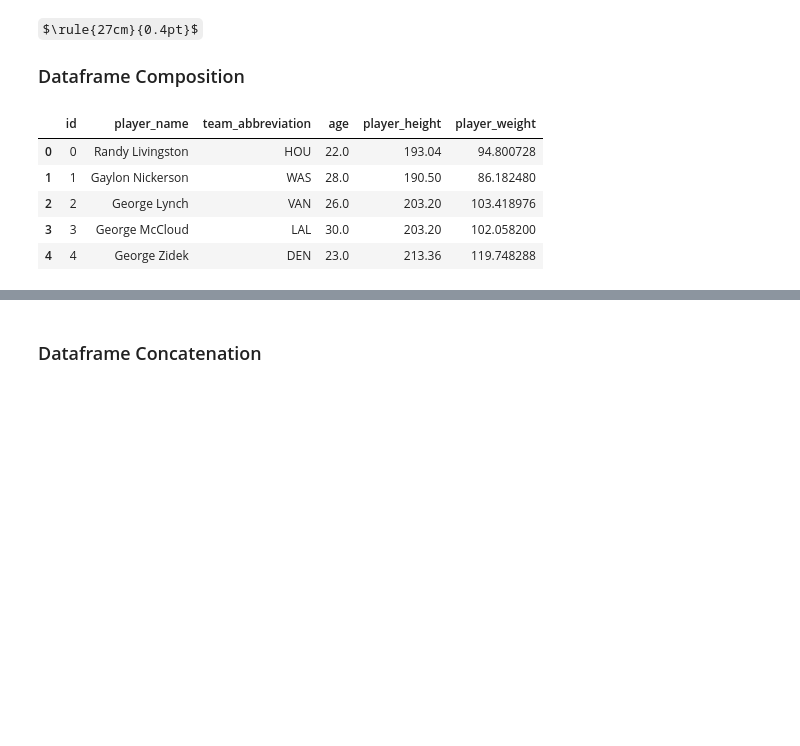
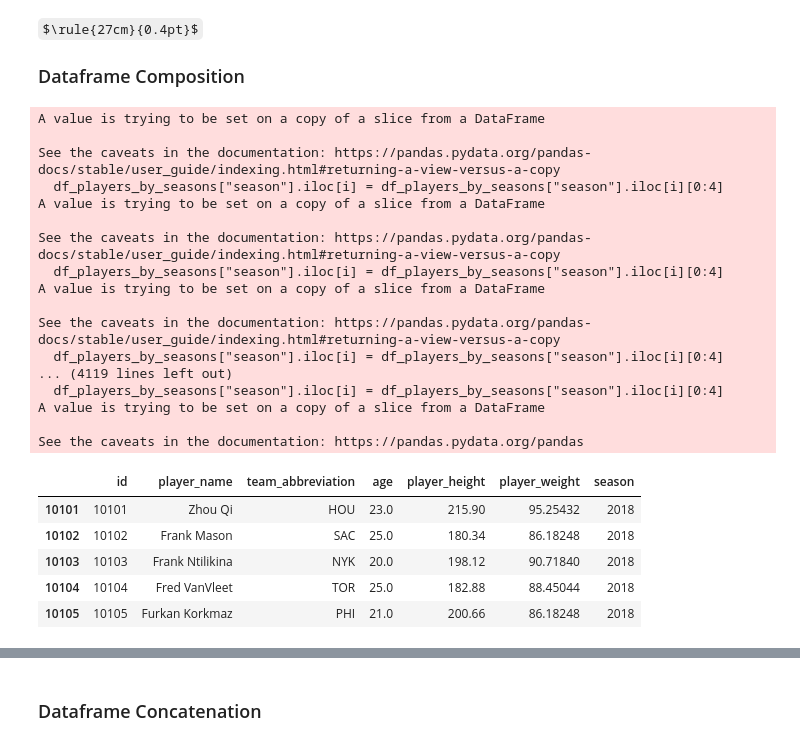
Before and after one commit to colekrant/ADS-Final-Project, a Jupyter notebook: height_weight.ipynb, the cells around one changed output, grey strips where cells are left out. Saved outputs shown, nothing was run; the diff lists cells and outputs as text; code cells hidden in the pictures; some formulas as TeX source; blank space fills up the shorter version.

```diff
--- a/height_weight.ipynb
+++ b/height_weight.ipynb
@@ -86,23 +86,52 @@ $\rule{27cm}{0.4pt}$
 # %%
 #--------------------------------------------------------------------------------#
 ## Statistics for each team, by season
 ### Basic Info
 #   id
 #   player name
 #   team abbreviation
 #   age
 #   player height
 #   player weight
 df_seasons = pd.read_csv("data/all_seasons.csv")
-df_seasons = df_seasons[["id", "player_name", "team_abbreviation", "age", "player_height", "player_weight"]]
-df_seasons.head()
-# print(df_seasons.shape)
+df_seasons = df_seasons[["id", "player_name", "team_abbreviation", "age", "player_height", "player_weight", "season"]]
+
+df_players_by_seasons = df_seasons[ (df_seasons["season"] == "2018-19") |
+                                    (df_seasons["season"] == "2019-20") |
+                                    (df_seasons["season"] == "2020-21") |
+                                    (df_seasons["season"] == "2021-22") |
+                                    (df_seasons["season"] == "2022-23") |
+                                    (df_seasons["season"] == "2023-24") ]
+
+for i in range(len(df_players_by_seasons)):
+    df_players_by_seasons["season"].iloc[i] = df_players_by_seasons["season"].iloc[i][0:4]
+
+df_players_by_seasons.head()
 #--------------------------------------------------------------------------------#
+### Now we have created a dataframe that contains:
+#     id, player_name, team_abbreviation, age, player_height, player_weight, season
 # %% [output]
+A value is trying to be set on a copy of a slice from a DataFrame
+
+See the caveats in the documentation: https://pandas.pydata.org/pandas-docs/stable/user_guide/indexing.html#returning-a-view-versus-a-copy
+  df_players_by_seasons["season"].iloc[i] = df_players_by_seasons["season"].iloc[i][0:4]
+A value is trying to be set on a copy of a slice from a DataFrame
+
+See the caveats in the documentation: https://pandas.pydata.org/pandas-docs/stable/user_guide/indexing.html#returning-a-view-versus-a-copy
+  df_players_by_seasons["season"].iloc[i] = df_players_by_seasons["season"].iloc[i][0:4]
+A value is trying to be set on a copy of a slice from a DataFrame
+
+See the caveats in the documentation: https://pandas.pydata.org/pandas-docs/stable/user_guide/indexing.html#returning-a-view-versus-a-copy
+  df_players_by_seasons["season"].iloc[i] = df_players_by_seasons["season"].iloc[i][0:4]
+... (4119 lines left out)
+  df_players_by_seasons["season"].iloc[i] = df_players_by_seasons["season"].iloc[i][0:4]
+A value is trying to be set on a copy of a slice from a DataFrame
+
+See the caveats in the documentation: https://pandas.pydata.org/pandas
-|  | id | player_name | team_abbreviation | age | player_height | player_weight |
-| 0 | 0 | Randy Livingston | HOU | 22.0 | 193.04 | 94.800728 |
-| 1 | 1 | Gaylon Nickerson | WAS | 28.0 | 190.50 | 86.182480 |
-| 2 | 2 | George Lynch | VAN | 26.0 | 203.20 | 103.418976 |
-| 3 | 3 | George McCloud | LAL | 30.0 | 203.20 | 102.058200 |
-| 4 | 4 | George Zidek | DEN | 23.0 | 213.36 | 119.748288 |
+|  | id | player_name | team_abbreviation | age | player_height | player_weight | season |
+| 10101 | 10101 | Zhou Qi | HOU | 23.0 | 215.90 | 95.25432 | 2018 |
+| 10102 | 10102 | Frank Mason | SAC | 25.0 | 180.34 | 86.18248 | 2018 |
+| 10103 | 10103 | Frank Ntilikina | NYK | 20.0 | 198.12 | 90.71840 | 2018 |
+| 10104 | 10104 | Fred VanVleet | TOR | 25.0 | 182.88 | 88.45044 | 2018 |
+| 10105 | 10105 | Furkan Korkmaz | PHI | 21.0 | 200.66 | 86.18248 | 2018 |
 # %%
```
Also changed, not shown: parts of 8 cells of this notebook.
